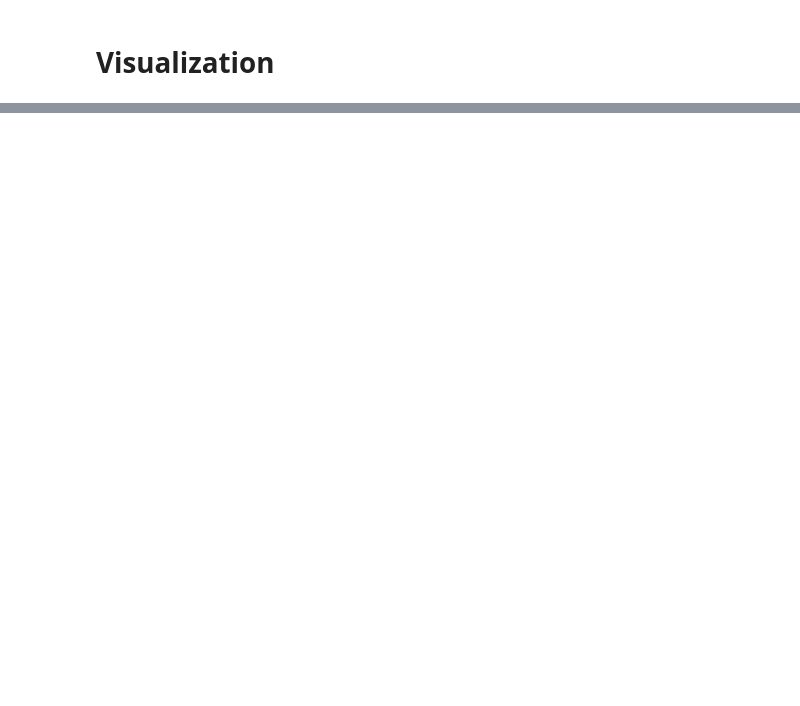
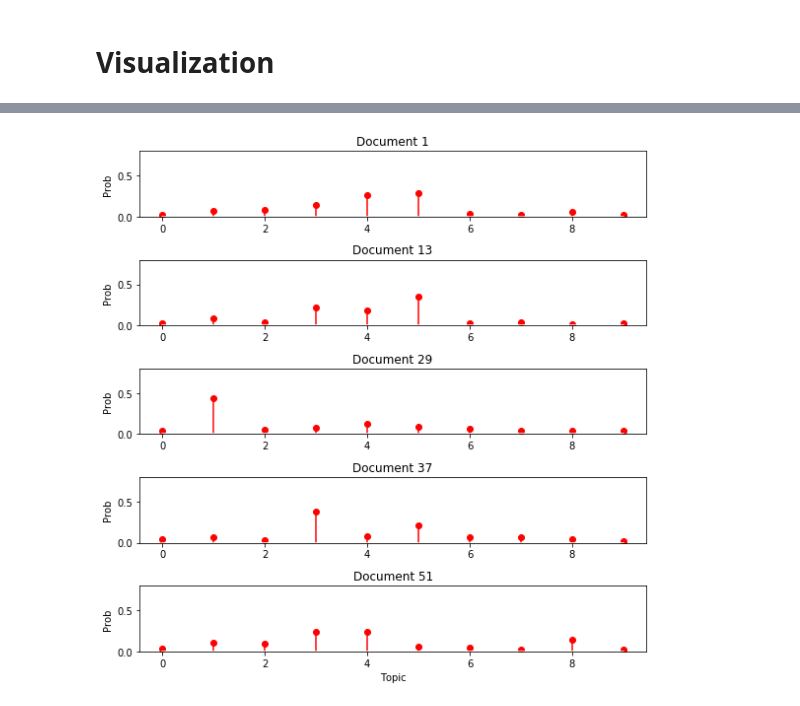
Before and after one commit to yangbaovera/663-Final-Project, a Jupyter notebook: Example.ipynb, the cells around one changed output, grey strips where cells are left out. Cells and saved outputs as stored; diff of their text form; code cells hidden in the pictures; blank space fills up the shorter version.

```diff
--- a/Example.ipynb
+++ b/Example.ipynb
@@ -304,0 +265,17 @@ plt.savefig('real.jpg')
+# %%
+gamma_post = ans_real_world[2]/np.sum(ans_real_world[2],axis = 1).reshape((-1,1))
+# %%
+f, ax= plt.subplots(5, 1, figsize=(8, 8), sharex=False)
+for i, k in enumerate([1, 13, 29, 37, 51]):
+    ax[i].stem(gamma_post[k,:], linefmt='r-',
+               markerfmt='ro', basefmt='w-')
+    #ax[i].set_xlim(-1, 21)
+    ax[i].set_ylim(0, 0.8)
+    ax[i].set_ylabel("Prob")
+    ax[i].set_title("Document {}".format(k))
+
+ax[4].set_xlabel("Topic")
+
+plt.tight_layout()
+# %% [output]
+[figure, added]
```
Also changed, not shown: parts of 17 cells of this notebook, 1 other file.
